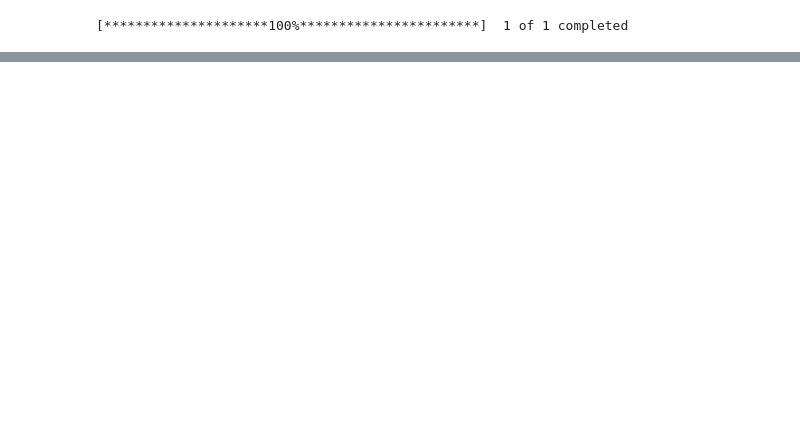
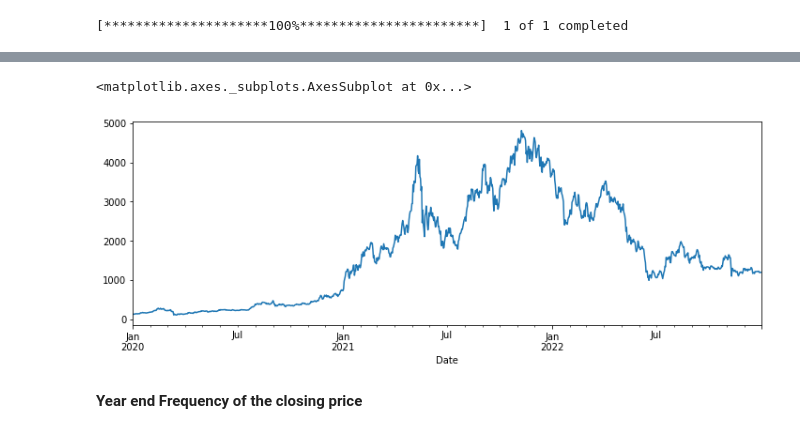
Before and after one commit to tago893/capstone, a Jupyter notebook: Day1/EdaOnTsd.ipynb, the cells around one changed output, grey strips where cells are left out. Saved outputs shown, nothing was run; the diff lists cells and outputs as text; code cells hidden in the pictures; blank space fills up the shorter version.

```diff
--- a/Day1/EdaOnTsd.ipynb
+++ b/Day1/EdaOnTsd.ipynb
@@ -160,0 +151,7 @@ print(ad[1])
+# %%
+df2['Close'].plot(xlim=['01-01-2020','31-12-2022'],figsize=(12,4))
+# %% [output]
+<matplotlib.axes._subplots.AxesSubplot at 0x...>
+[figure, added]
+# %% [markdown]
+**Year end Frequency of the closing price**
```
Also changed, not shown: parts of 31 cells of this notebook.
